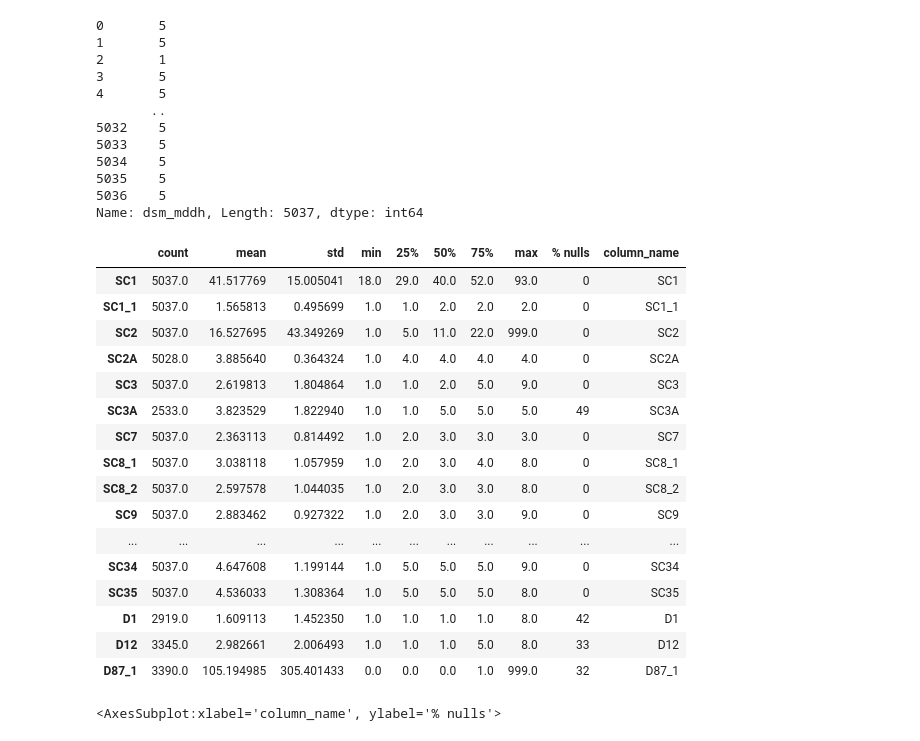
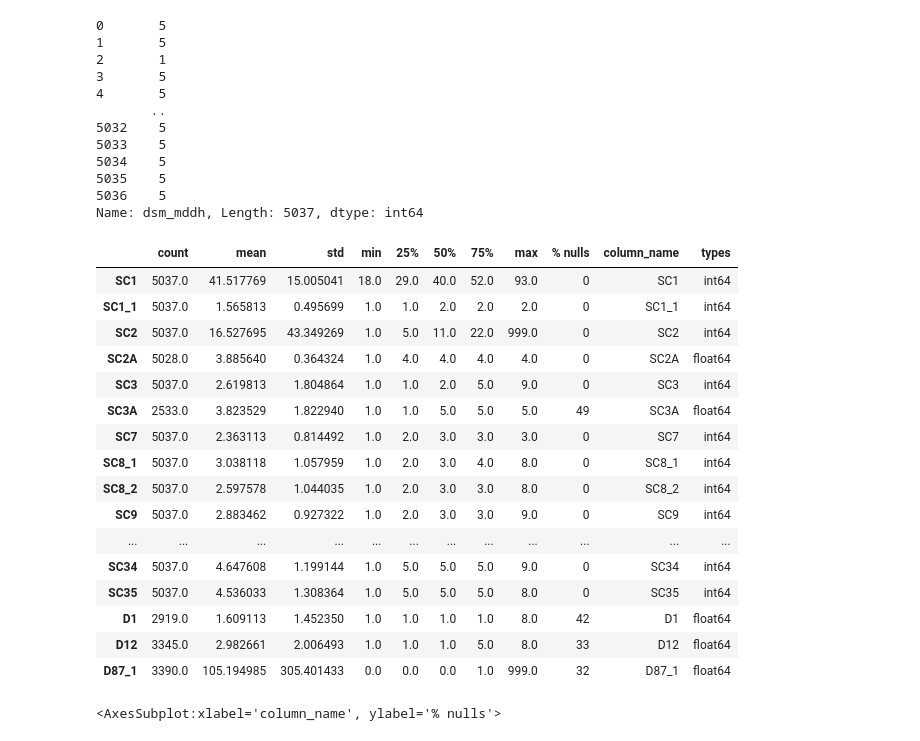
Before and after one commit to matheuss3/promental, a Jupyter notebook: notebooks/analise_exploratoria.ipynb, the cells around one changed output. Cells and saved outputs as stored; diff of their text form; code cells hidden in the pictures.

```diff
--- a/notebooks/analise_exploratoria.ipynb
+++ b/notebooks/analise_exploratoria.ipynb
@@ -10,7 +10,7 @@ import matplotlib.pyplot as plt
 # %% [markdown]
 Configuração do dataframe
 # %%
-link_df = 'https://raw.githubusercontent.com/matheuss3/promental/main/data/bancosaudemental.csv?token=GHSAT0AAAAAABUPGQX5GU6UPUQXPATFJGSKYT4L2GA'
+link_df = 'https://raw.githubusercontent.com/matheuss3/promental/main/data/bancosaudemental.csv?token=GHSAT0AAAAAABUPGQX4JBLGK2ART5QBUZFQYUEGCEQ'
 delimiter = ';'
 encoding = 'ISO-8859-1'
 # %%
@@ -215,27 +216,28 @@ Name: dsm_mddh, Length: 5037, dtype: int64
 # %%
 X_describe = X.describe().T
 amount_nulls = X.isnull().sum()
 X_describe['% nulls'] = amount_nulls * 100 // len(X)
 X_describe['column_name'] = X_describe.index
+X_describe['types'] = X.dtypes
 X_describe
 # %% [output]
-|  | count | mean | std | min | 25% | 50% | 75% | max | % nulls | column_name |
-| SC1 | 5037.0 | 41.517769 | 15.005041 | 18.0 | 29.0 | 40.0 | 52.0 | 93.0 | 0 | SC1 |
-| SC1_1 | 5037.0 | 1.565813 | 0.495699 | 1.0 | 1.0 | 2.0 | 2.0 | 2.0 | 0 | SC1_1 |
-| SC2 | 5037.0 | 16.527695 | 43.349269 | 1.0 | 5.0 | 11.0 | 22.0 | 999.0 | 0 | SC2 |
-| SC2A | 5028.0 | 3.885640 | 0.364324 | 1.0 | 4.0 | 4.0 | 4.0 | 4.0 | 0 | SC2A |
-| SC3 | 5037.0 | 2.619813 | 1.804864 | 1.0 | 1.0 | 2.0 | 5.0 | 9.0 | 0 | SC3 |
-| SC3A | 2533.0 | 3.823529 | 1.822940 | 1.0 | 1.0 | 5.0 | 5.0 | 5.0 | 49 | SC3A |
-| SC7 | 5037.0 | 2.363113 | 0.814492 | 1.0 | 2.0 | 3.0 | 3.0 | 3.0 | 0 | SC7 |
-| SC8_1 | 5037.0 | 3.038118 | 1.057959 | 1.0 | 2.0 | 3.0 | 4.0 | 8.0 | 0 | SC8_1 |
-| SC8_2 | 5037.0 | 2.597578 | 1.044035 | 1.0 | 2.0 | 3.0 | 3.0 | 8.0 | 0 | SC8_2 |
-| SC9 | 5037.0 | 2.883462 | 0.927322 | 1.0 | 2.0 | 3.0 | 3.0 | 9.0 | 0 | SC9 |
-| ... | ... | ... | ... | ... | ... | ... | ... | ... | ... | ... |
-| SC34 | 5037.0 | 4.647608 | 1.199144 | 1.0 | 5.0 | 5.0 | 5.0 | 9.0 | 0 | SC34 |
-| SC35 | 5037.0 | 4.536033 | 1.308364 | 1.0 | 5.0 | 5.0 | 5.0 | 8.0 | 0 | SC35 |
-| D1 | 2919.0 | 1.609113 | 1.452350 | 1.0 | 1.0 | 1.0 | 1.0 | 8.0 | 42 | D1 |
-| D12 | 3345.0 | 2.982661 | 2.006493 | 1.0 | 1.0 | 1.0 | 5.0 | 8.0 | 33 | D12 |
-| D87_1 | 3390.0 | 105.194985 | 305.401433 | 0.0 | 0.0 | 0.0 | 1.0 | 999.0 | 32 | D87_1 |
+|  | count | mean | std | min | 25% | 50% | 75% | max | % nulls | column_name | types |
+| SC1 | 5037.0 | 41.517769 | 15.005041 | 18.0 | 29.0 | 40.0 | 52.0 | 93.0 | 0 | SC1 | int64 |
+| SC1_1 | 5037.0 | 1.565813 | 0.495699 | 1.0 | 1.0 | 2.0 | 2.0 | 2.0 | 0 | SC1_1 | int64 |
+| SC2 | 5037.0 | 16.527695 | 43.349269 | 1.0 | 5.0 | 11.0 | 22.0 | 999.0 | 0 | SC2 | int64 |
+| SC2A | 5028.0 | 3.885640 | 0.364324 | 1.0 | 4.0 | 4.0 | 4.0 | 4.0 | 0 | SC2A | float64 |
+| SC3 | 5037.0 | 2.619813 | 1.804864 | 1.0 | 1.0 | 2.0 | 5.0 | 9.0 | 0 | SC3 | int64 |
+| SC3A | 2533.0 | 3.823529 | 1.822940 | 1.0 | 1.0 | 5.0 | 5.0 | 5.0 | 49 | SC3A | float64 |
+| SC7 | 5037.0 | 2.363113 | 0.814492 | 1.0 | 2.0 | 3.0 | 3.0 | 3.0 | 0 | SC7 | int64 |
+| SC8_1 | 5037.0 | 3.038118 | 1.057959 | 1.0 | 2.0 | 3.0 | 4.0 | 8.0 | 0 | SC8_1 | int64 |
+| SC8_2 | 5037.0 | 2.597578 | 1.044035 | 1.0 | 2.0 | 3.0 | 3.0 | 8.0 | 0 | SC8_2 | int64 |
+| SC9 | 5037.0 | 2.883462 | 0.927322 | 1.0 | 2.0 | 3.0 | 3.0 | 9.0 | 0 | SC9 | int64 |
+| ... | ... | ... | ... | ... | ... | ... | ... | ... | ... | ... | ... |
+| SC34 | 5037.0 | 4.647608 | 1.199144 | 1.0 | 5.0 | 5.0 | 5.0 | 9.0 | 0 | SC34 | int64 |
+| SC35 | 5037.0 | 4.536033 | 1.308364 | 1.0 | 5.0 | 5.0 | 5.0 | 8.0 | 0 | SC35 | int64 |
+| D1 | 2919.0 | 1.609113 | 1.452350 | 1.0 | 1.0 | 1.0 | 1.0 | 8.0 | 42 | D1 | float64 |
+| D12 | 3345.0 | 2.982661 | 2.006493 | 1.0 | 1.0 | 1.0 | 5.0 | 8.0 | 33 | D12 | float64 |
+| D87_1 | 3390.0 | 105.194985 | 305.401433 | 0.0 | 0.0 | 0.0 | 1.0 | 999.0 | 32 | D87_1 | float64 |
 # %%
 sns.barplot(x='column_name', y='% nulls', data=X_describe)
 # %% [output]
```
Also changed, not shown: parts of 4 cells of this notebook.
